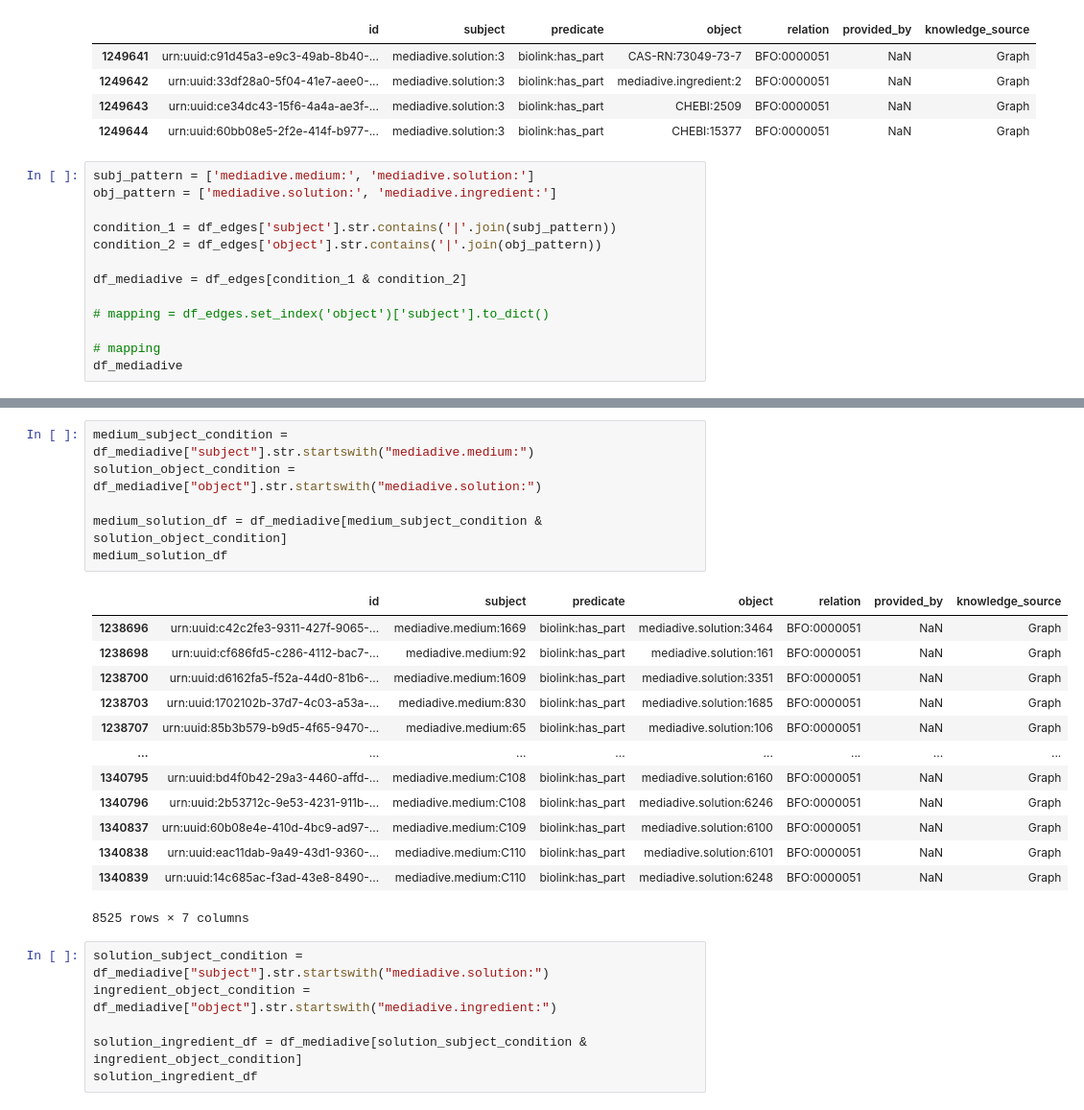
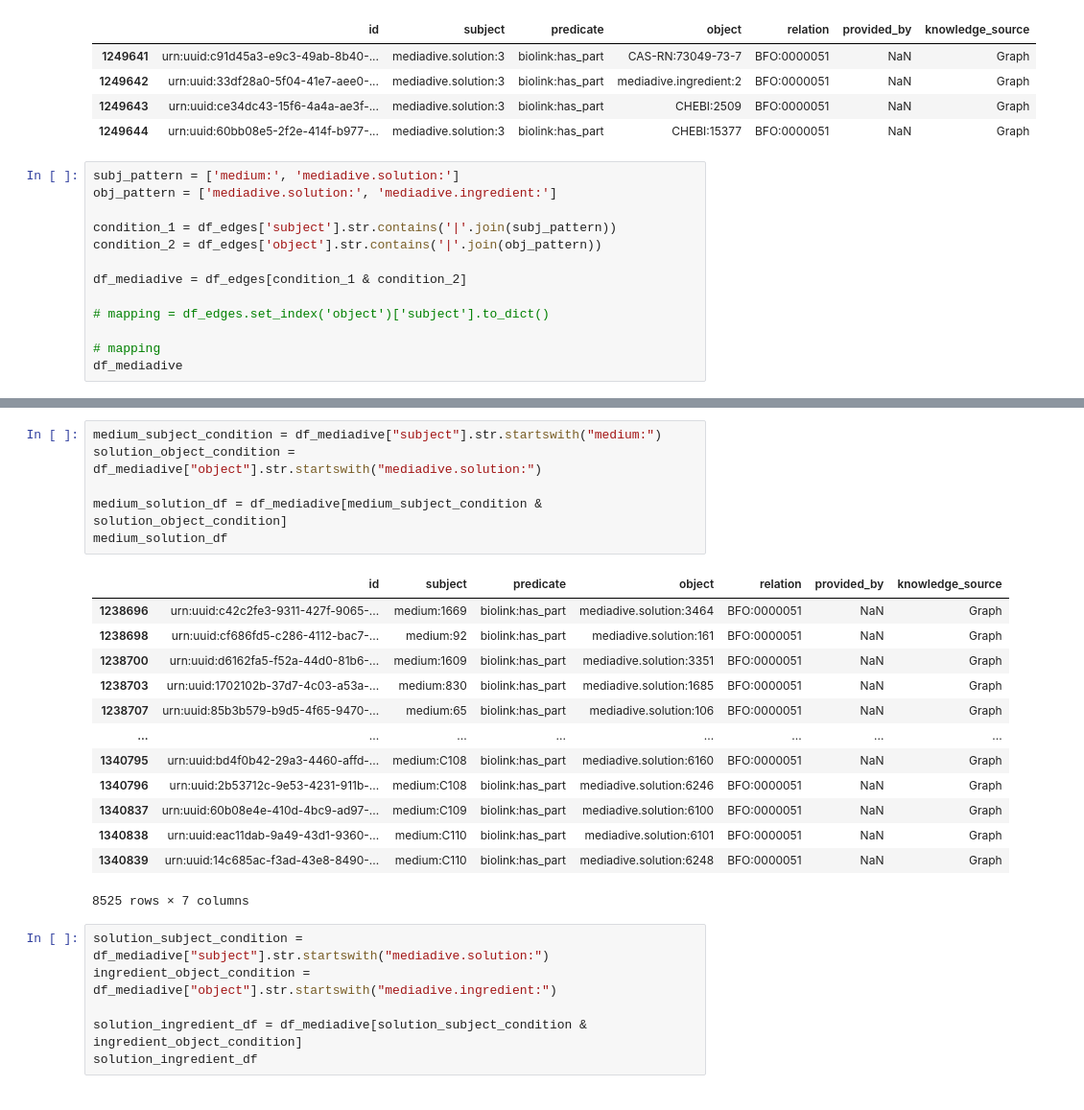
Before and after one commit to Knowledge-Graph-Hub/kg-microbe, a Jupyter notebook: notebooks/MergedKG_exploration.ipynb, the cells around one changed output, grey strips where cells are left out. Shown: that part at 96% size. Cells and saved outputs as stored; diff of their text form.

Commit message:
mediadive.medium => medium

```diff
--- a/notebooks/MergedKG_exploration.ipynb
+++ b/notebooks/MergedKG_exploration.ipynb
@@ -73,7 +73,7 @@ df_edges.loc[df_edges['subject']=="mediadive.solution:3"]
 | 1249643 | urn:uuid:ce34dc43-15f6-4a4a-ae3f-... | mediadive.solution:3 | biolink:has_part | CHEBI:2509 | BFO:0000051 | NaN | Graph |
 | 1249644 | urn:uuid:60bb08e5-2f2e-414f-b977-... | mediadive.solution:3 | biolink:has_part | CHEBI:15377 | BFO:0000051 | NaN | Graph |
 # %%
-subj_pattern = ['mediadive.medium:', 'mediadive.solution:']
+subj_pattern = ['medium:', 'mediadive.solution:']
 obj_pattern = ['mediadive.solution:', 'mediadive.ingredient:']
 
 condition_1 = df_edges['subject'].str.contains('|'.join(subj_pattern))
@@ -100,24 +100,24 @@ df_mediadive
 | 1340863 | urn:uuid:2c5c1136-f78e-4911-86c2-... | mediadive.solution:6248 | biolink:has_part | mediadive.solution:6248 | BFO:0000051 | NaN | Graph |
 44505 rows × 7 columns
 # %%
-medium_subject_condition = df_mediadive["subject"].str.startswith("mediadive.medium:")
+medium_subject_condition = df_mediadive["subject"].str.startswith("medium:")
 solution_object_condition = df_mediadive["object"].str.startswith("mediadive.solution:")
 
 medium_solution_df = df_mediadive[medium_subject_condition & solution_object_condition]
 medium_solution_df
 # %% [output]
 |  | id | subject | predicate | object | relation | provided_by | knowledge_source |
-| 1238696 | urn:uuid:c42c2fe3-9311-427f-9065-... | mediadive.medium:1669 | biolink:has_part | mediadive.solution:3464 | BFO:0000051 | NaN | Graph |
-| 1238698 | urn:uuid:cf686fd5-c286-4112-bac7-... | mediadive.medium:92 | biolink:has_part | mediadive.solution:161 | BFO:0000051 | NaN | Graph |
-| 1238700 | urn:uuid:d6162fa5-f52a-44d0-81b6-... | mediadive.medium:1609 | biolink:has_part | mediadive.solution:3351 | BFO:0000051 | NaN | Graph |
-| 1238703 | urn:uuid:1702102b-37d7-4c03-a53a-... | mediadive.medium:830 | biolink:has_part | mediadive.solution:1685 | BFO:0000051 | NaN | Graph |
-| 1238707 | urn:uuid:85b3b579-b9d5-4f65-9470-... | mediadive.medium:65 | biolink:has_part | mediadive.solution:106 | BFO:0000051 | NaN | Graph |
+| 1238696 | urn:uuid:c42c2fe3-9311-427f-9065-... | medium:1669 | biolink:has_part | mediadive.solution:3464 | BFO:0000051 | NaN | Graph |
+| 1238698 | urn:uuid:cf686fd5-c286-4112-bac7-... | medium:92 | biolink:has_part | mediadive.solution:161 | BFO:0000051 | NaN | Graph |
+| 1238700 | urn:uuid:d6162fa5-f52a-44d0-81b6-... | medium:1609 | biolink:has_part | mediadive.solution:3351 | BFO:0000051 | NaN | Graph |
+| 1238703 | urn:uuid:1702102b-37d7-4c03-a53a-... | medium:830 | biolink:has_part | mediadive.solution:1685 | BFO:0000051 | NaN | Graph |
+| 1238707 | urn:uuid:85b3b579-b9d5-4f65-9470-... | medium:65 | biolink:has_part | mediadive.solution:106 | BFO:0000051 | NaN | Graph |
 | ... | ... | ... | ... | ... | ... | ... | ... |
-| 1340795 | urn:uuid:bd4f0b42-29a3-4460-affd-... | mediadive.medium:C108 | biolink:has_part | mediadive.solution:6160 | BFO:0000051 | NaN | Graph |
-| 1340796 | urn:uuid:2b53712c-9e53-4231-911b-... | mediadive.medium:C108 | biolink:has_part | mediadive.solution:6246 | BFO:0000051 | NaN | Graph |
-| 1340837 | urn:uuid:60b08e4e-410d-4bc9-ad97-... | mediadive.medium:C109 | biolink:has_part | mediadive.solution:6100 | BFO:0000051 | NaN | Graph |
-| 1340838 | urn:uuid:eac11dab-9a49-43d1-9360-... | mediadive.medium:C110 | biolink:has_part | mediadive.solution:6101 | BFO:0000051 | NaN | Graph |
-| 1340839 | urn:uuid:14c685ac-f3ad-43e8-8490-... | mediadive.medium:C110 | biolink:has_part | mediadive.solution:6248 | BFO:0000051 | NaN | Graph |
+| 1340795 | urn:uuid:bd4f0b42-29a3-4460-affd-... | medium:C108 | biolink:has_part | mediadive.solution:6160 | BFO:0000051 | NaN | Graph |
+| 1340796 | urn:uuid:2b53712c-9e53-4231-911b-... | medium:C108 | biolink:has_part | mediadive.solution:6246 | BFO:0000051 | NaN | Graph |
+| 1340837 | urn:uuid:60b08e4e-410d-4bc9-ad97-... | medium:C109 | biolink:has_part | mediadive.solution:6100 | BFO:0000051 | NaN | Graph |
+| 1340838 | urn:uuid:eac11dab-9a49-43d1-9360-... | medium:C110 | biolink:has_part | mediadive.solution:6101 | BFO:0000051 | NaN | Graph |
+| 1340839 | urn:uuid:14c685ac-f3ad-43e8-8490-... | medium:C110 | biolink:has_part | mediadive.solution:6248 | BFO:0000051 | NaN | Graph |
 8525 rows × 7 columns
 # %%
 solution_subject_condition = df_mediadive["subject"].str.startswith("mediadive.solution:")
```
Also changed, not shown: parts of 6 cells of this notebook, 7 other files.
